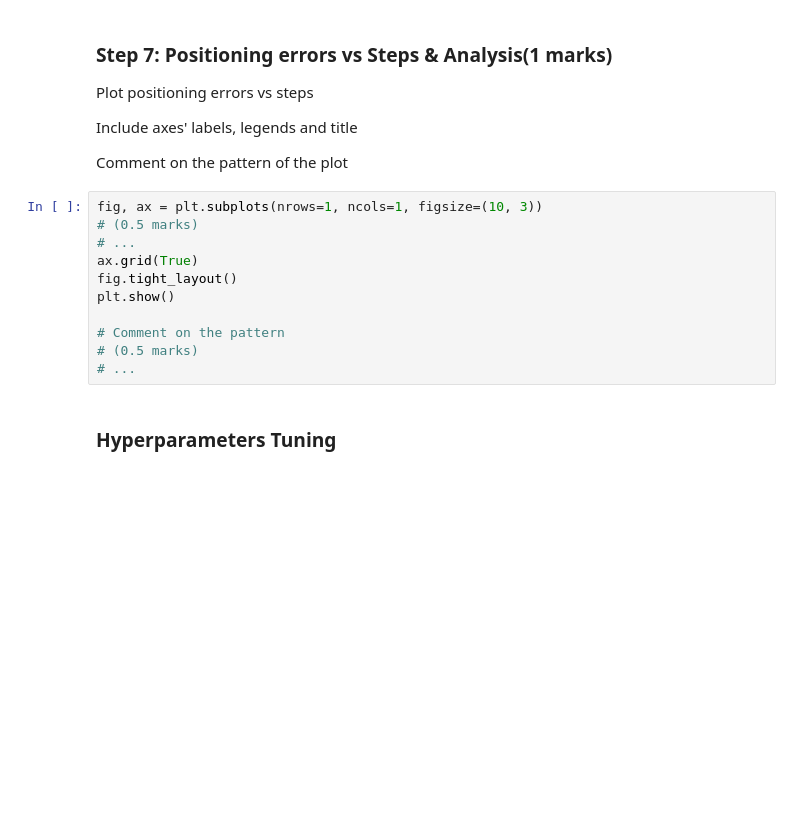
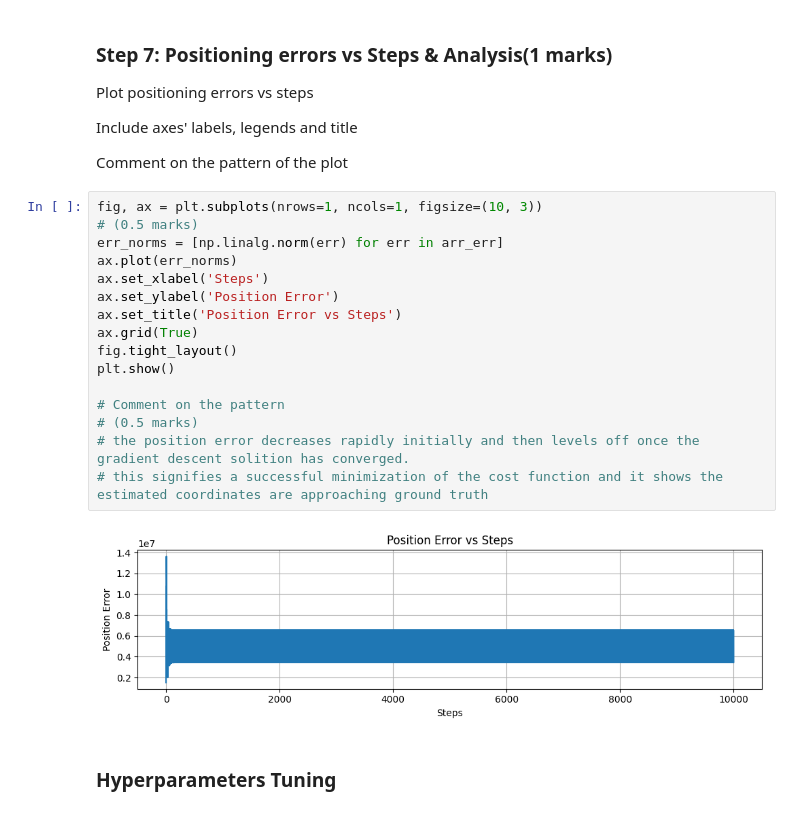
Before and after one commit to maryalrachid-ENGG680/ENGG680_2025_Fall, a Jupyter notebook: Lab_Assignment2/Assignment2_Upload.ipynb, the cells around one changed output. Saved outputs shown, nothing was run; the diff lists cells and outputs as text; blank space fills up the shorter version.

```diff
--- a/Lab_Assignment2/Assignment2_Upload.ipynb
+++ b/Lab_Assignment2/Assignment2_Upload.ipynb
@@ -462,14 +604,21 @@ Comment on the pattern of the plot
 # %%
 fig, ax = plt.subplots(nrows=1, ncols=1, figsize=(10, 3))
 # (0.5 marks)
-# ...
+err_norms = [np.linalg.norm(err) for err in arr_err]
+ax.plot(err_norms)
+ax.set_xlabel('Steps')
+ax.set_ylabel('Position Error')
+ax.set_title('Position Error vs Steps')
 ax.grid(True)
 fig.tight_layout()
 plt.show()
 
 # Comment on the pattern
 # (0.5 marks)
-# ...
+# the position error decreases rapidly initially and then levels off once the gradient descent solition has converged.
+# this signifies a successful minimization of the cost function and it shows the estimated coordinates are approaching ground truth
+# %% [output]
+[figure, added]
 # %% [markdown]
 ### **Hyperparameters Tuning**
 # %% [markdown]
```
Also changed, not shown: parts of 25 cells of this notebook.
